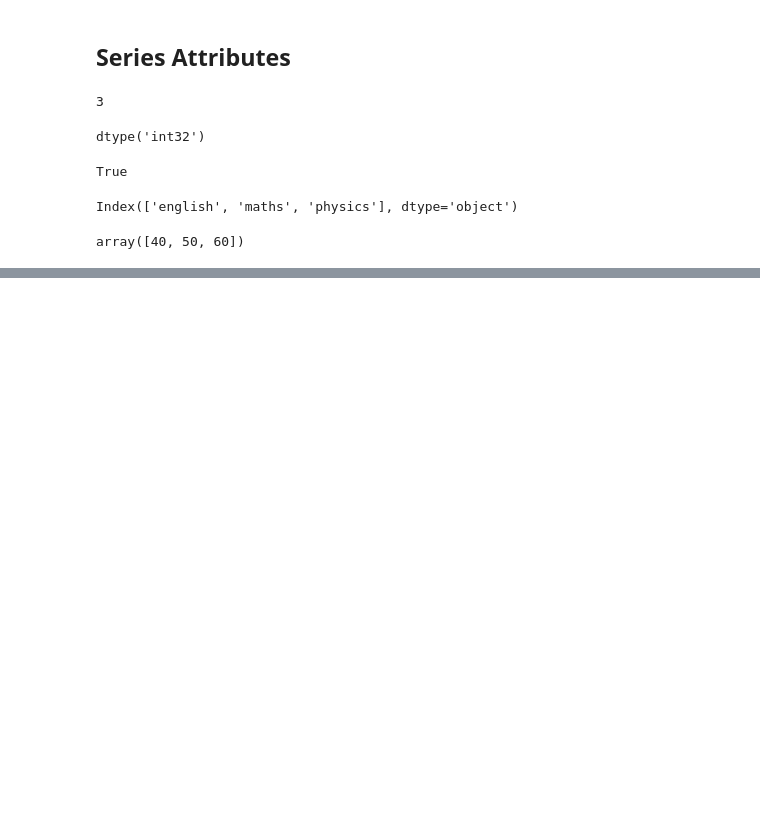
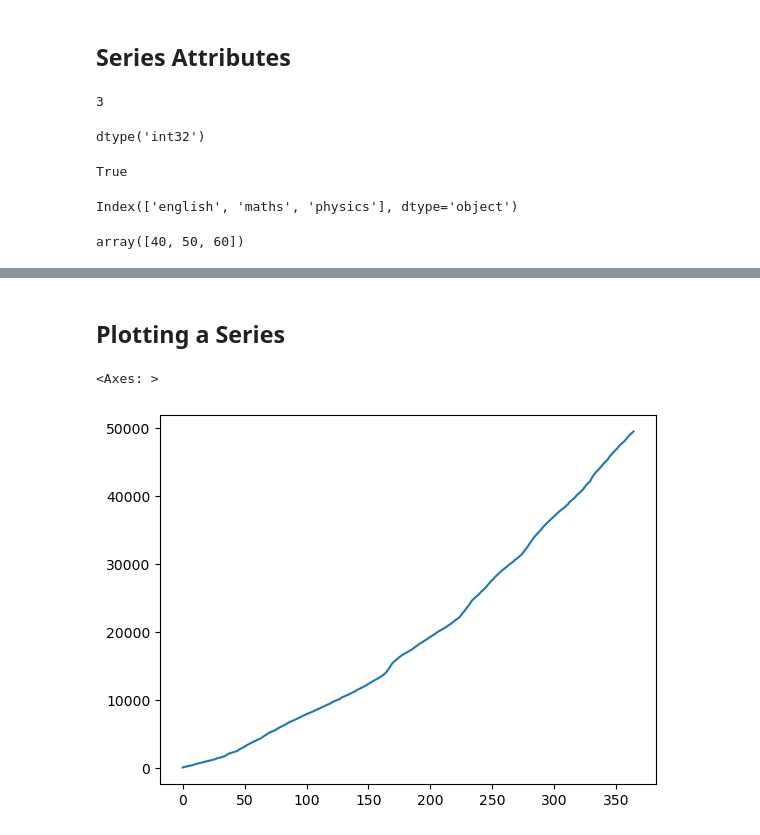
Before and after one commit to datta-abhi/pandas_campusx, a Jupyter notebook: pandas_series.ipynb, the cells around one changed output, grey strips where cells are left out. Saved outputs shown, nothing was run; the diff lists cells and outputs as text; code cells hidden in the pictures; blank space fills up the shorter version.

Commit message:
datasets uploaded and series methods added

```diff
--- a/pandas_series.ipynb
+++ b/pandas_series.ipynb
@@ -70,0 +73,4 @@ array([40, 50, 60])
+# %%
+subs_df = pd.read_csv('subs.csv')
+print(subs_df.head(3))
+print(subs_df.info())
@@ -70,0 +522,9 @@ array([40, 50, 60])
+# %% [markdown]
+## Plotting a Series
+# %%
+# Running sum of a series
+
+subs_df['Subscribers gained'].cumsum().plot()
+# %% [output]
+<Axes: >
+[figure, added]
```
Also changed, not shown: parts of 53 cells of this notebook, 3 other files.
